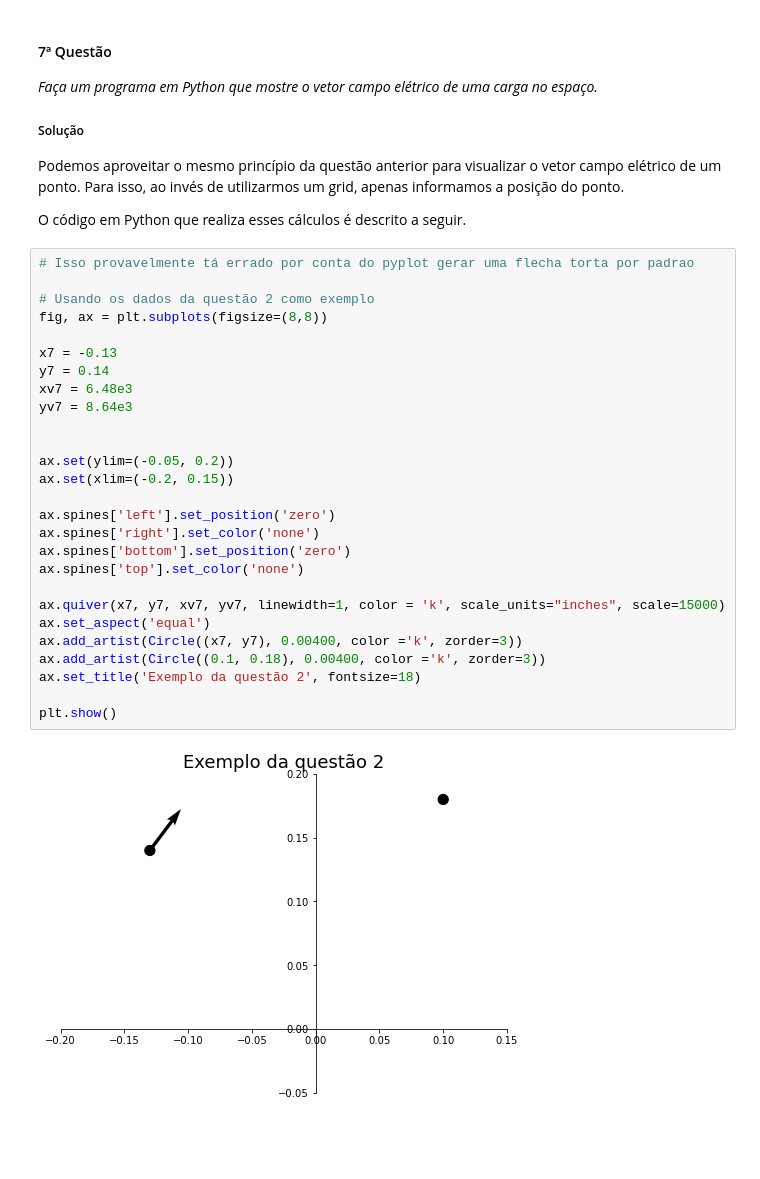
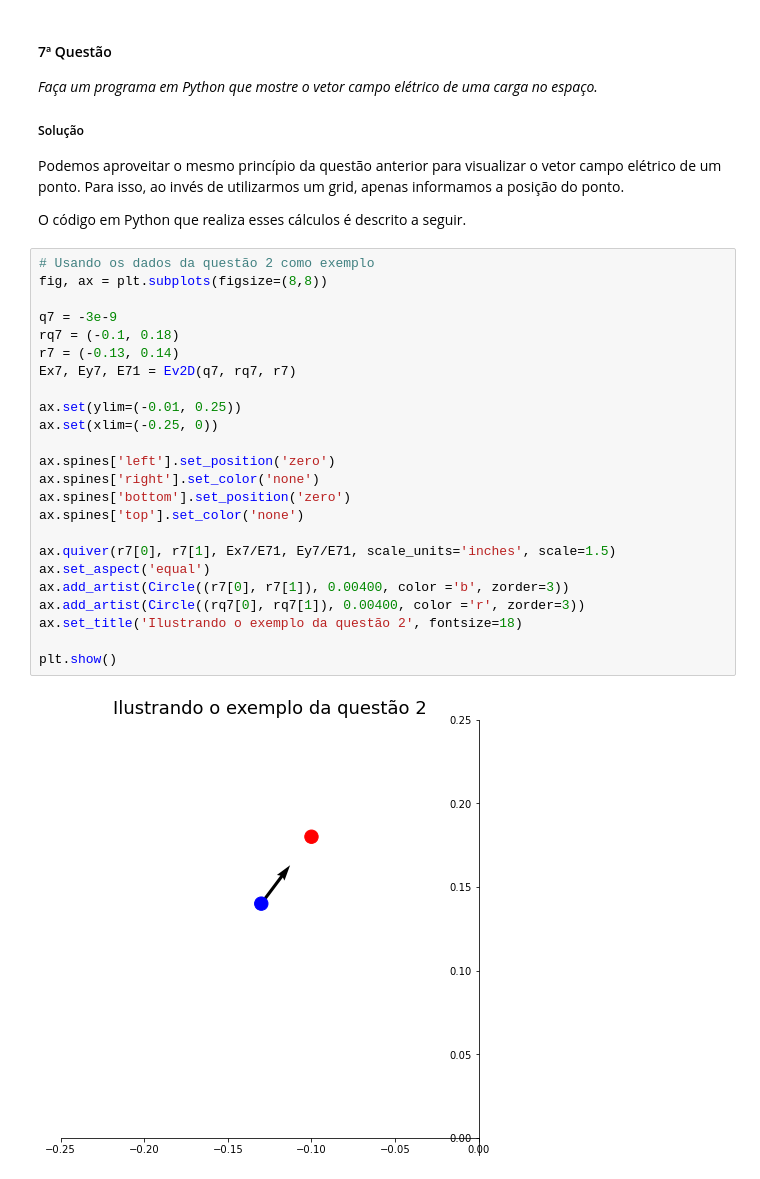
Before and after one commit to samicoluiz/physics_project, a Jupyter notebook: campo_eletrico.ipynb, the cells around one changed output. Saved outputs shown, nothing was run; the diff lists cells and outputs as text; blank space fills up the shorter version.

Commit message:
Resolução final da questão 7

```diff
--- a/campo_eletrico.ipynb
+++ b/campo_eletrico.ipynb
@@ -538,31 +567,28 @@ Podemos aproveitar o mesmo princípio da questão anterior para visualizar o vet
 
 O código em Python que realiza esses cálculos é descrito a seguir.
 # %%
-# Isso provavelmente tá errado por conta do pyplot gerar uma flecha torta por padrao
-
 # Usando os dados da questão 2 como exemplo
 fig, ax = plt.subplots(figsize=(8,8))
 
-x7 = -0.13
-y7 = 0.14
-xv7 = 6.48e3
-yv7 = 8.64e3
+q7 = -3e-9
+rq7 = (-0.1, 0.18)
+r7 = (-0.13, 0.14)
+Ex7, Ey7, E71 = Ev2D(q7, rq7, r7)
 
-
-ax.set(ylim=(-0.05, 0.2))
-ax.set(xlim=(-0.2, 0.15))
+ax.set(ylim=(-0.01, 0.25))
+ax.set(xlim=(-0.25, 0))
 
 ax.spines['left'].set_position('zero')
 ax.spines['right'].set_color('none')
 ax.spines['bottom'].set_position('zero')
 ax.spines['top'].set_color('none')
 
-ax.quiver(x7, y7, xv7, yv7, linewidth=1, color = 'k', scale_units="inches", scale=15000)
+ax.quiver(r7[0], r7[1], Ex7/E71, Ey7/E71, scale_units='inches', scale=1.5)
 ax.set_aspect('equal')
-ax.add_artist(Circle((x7, y7), 0.00400, color ='k', zorder=3))
-ax.add_artist(Circle((0.1, 0.18), 0.00400, color ='k', zorder=3))
-ax.set_title('Exemplo da questão 2', fontsize=18)
+ax.add_artist(Circle((r7[0], r7[1]), 0.00400, color ='b', zorder=3))
+ax.add_artist(Circle((rq7[0], rq7[1]), 0.00400, color ='r', zorder=3))
+ax.set_title('Ilustrando o exemplo da questão 2', fontsize=18)
 
 plt.show()
 # %% [output]
-[figure, old version]
+[figure, new version]
```
Also changed, not shown: parts of 4 cells of this notebook.
